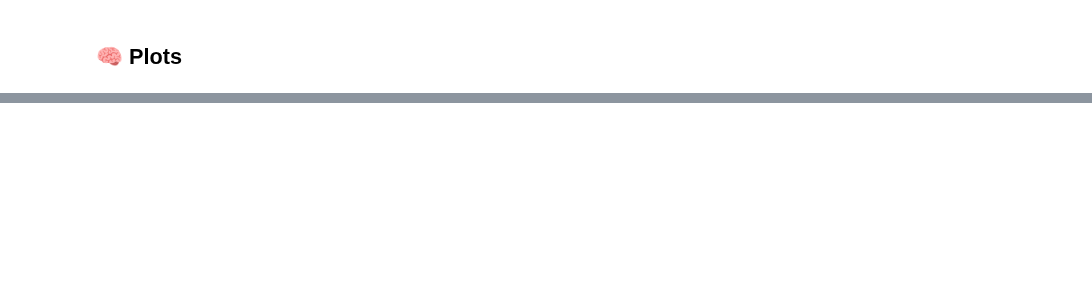
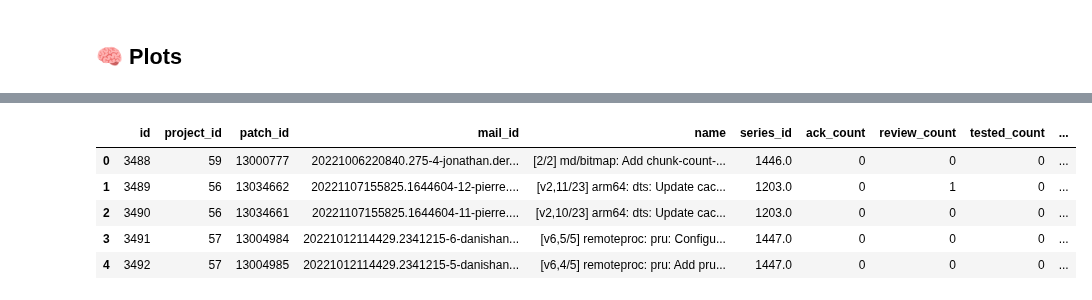
Before and after one commit to SRI-CSL/signal-public, a Jupyter notebook: colabs/signal_api_part_1.ipynb, the cells around one changed output, grey strips where cells are left out. Cells and saved outputs as stored; diff of their text form; code cells hidden in the pictures; blank space fills up the shorter version.

```diff
--- a/colabs/signal_api_part_1.ipynb
+++ b/colabs/signal_api_part_1.ipynb
@@ -96,6 +106,11 @@ def print_table_info(table_name: str) -> None:
 
     print(f"- In total, there are {total_records:,} records in the {table_name} table.\n"\
           f"-- Table {table_name} contains {len(table_columns)} columns, namely: {table_columns}.\n")
+# %%
+def get_db_records(query: str) -> pd.DataFrame:
+    df_result = signal.query_dataframe(query)
+
+    return df_result
 # %%
 TABLES_QUERY = "SELECT * FROM information_schema.tables WHERE table_type='BASE TABLE';"
 # %%
@@ -180,0 +235,2 @@ print(e)
+# %%
+df_scraped_patches = get_db_records("SELECT * FROM scraped_patches;")
@@ -180,0 +257,9 @@ print(e)
+# %%
+df_scraped_patches.head()
+# %% [output]
+|  | id | project_id | patch_id | mail_id | name | series_id | ack_count | review_count | tested_count | ... |
+| 0 | 3488 | 59 | 13000777 | 20221006220840.275-4-jonathan.der... | [2/2] md/bitmap: Add chunk-count-... | 1446.0 | 0 | 0 | 0 | ... |
+| 1 | 3489 | 56 | 13034662 | 20221107155825.1644604-12-pierre.... | [v2,11/23] arm64: dts: Update cac... | 1203.0 | 0 | 1 | 0 | ... |
+| 2 | 3490 | 56 | 13034661 | 20221107155825.1644604-11-pierre.... | [v2,10/23] arm64: dts: Update cac... | 1203.0 | 0 | 0 | 0 | ... |
+| 3 | 3491 | 57 | 13004984 | 20221012114429.2341215-6-danishan... | [v6,5/5] remoteproc: pru: Configu... | 1447.0 | 0 | 0 | 0 | ... |
+| 4 | 3492 | 57 | 13004985 | 20221012114429.2341215-5-danishan... | [v6,4/5] remoteproc: pru: Add pru... | 1447.0 | 0 | 0 | 0 | ... |
```
Also changed, not shown: parts of 15 cells of this notebook.
